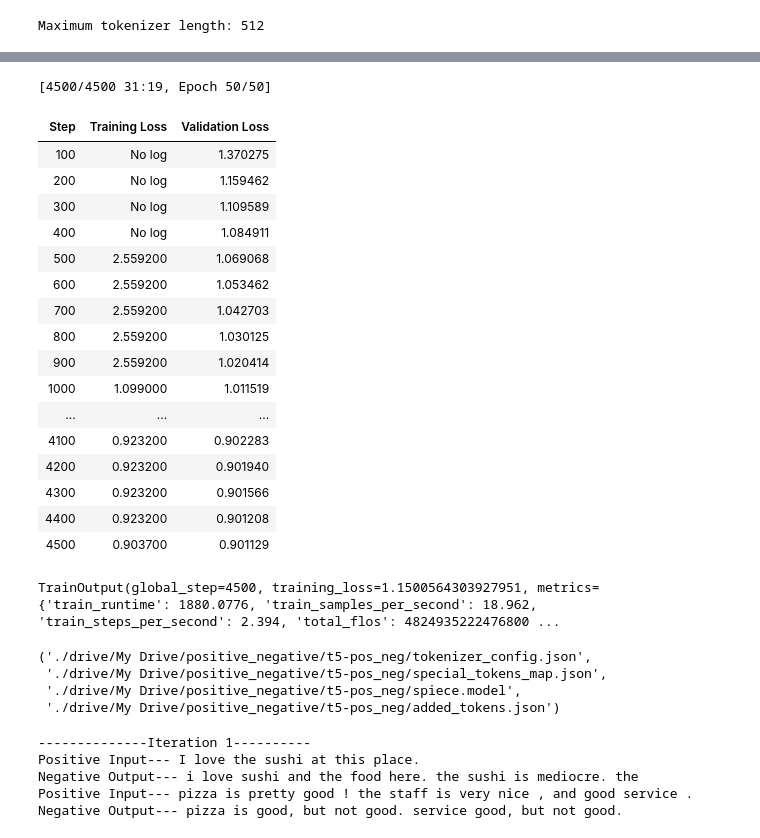
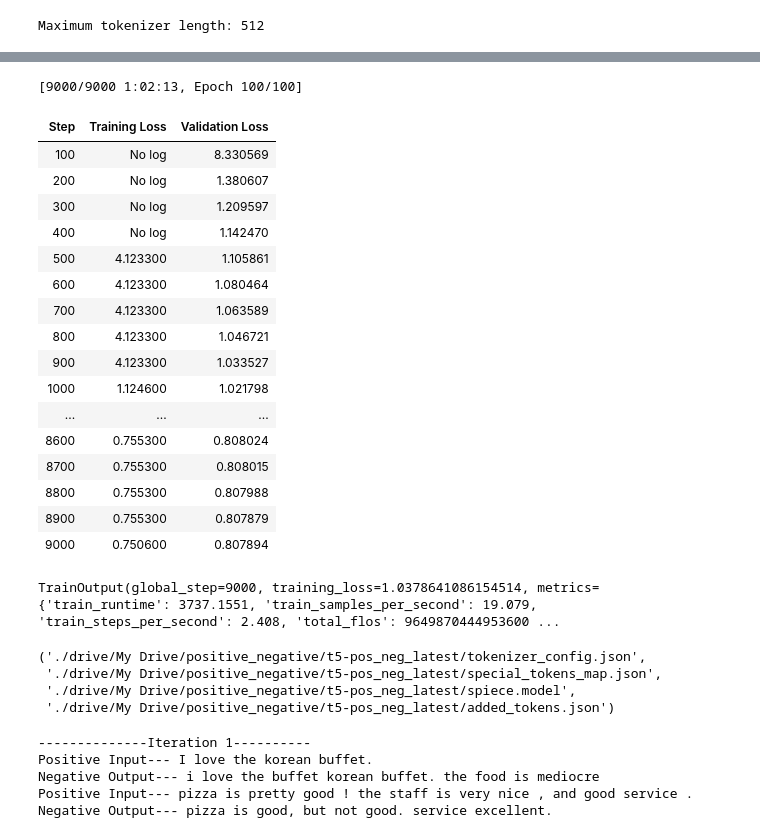
Before and after one commit to nidhivanjare/SEP-775-Natural-Language-Processing, a Jupyter notebook: Unspervised Learning/positive_negative.ipynb, the cells around one changed output, grey strips where cells are left out. Saved outputs shown, nothing was run; the diff lists cells and outputs as text; code cells hidden in the pictures.

```diff
--- a/Unspervised Learning/positive_negative.ipynb
+++ b/Unspervised Learning/positive_negative.ipynb
@@ -214,54 +234,54 @@ T5ForConditionalGeneration(
 # %%
 from transformers import EarlyStoppingCallback
 # Define training arguments
 training_args = TrainingArguments(
     output_dir='./results',
-    num_train_epochs=50,
+    num_train_epochs=100,
     per_device_train_batch_size=8,
     per_device_eval_batch_size=8,
-    warmup_steps=100,
+    warmup_steps=500,
     weight_decay=0.01,
     logging_dir='./logs',
     load_best_model_at_end=True,
     evaluation_strategy='steps',  # Evaluate every `eval_steps` steps
     eval_steps=100,
     fp16=True
 )
 
 # Instantiate Trainer
 trainer = Trainer(
     model=model,
     args=training_args,
     train_dataset=train_dataset,
     eval_dataset=test_dataset,
     callbacks=[EarlyStoppingCallback(early_stopping_patience=3)],
 )
 # Train the model in training mode
 model.train()
 # Train the model
 trainer.train()
 # %% [output]
-[4500/4500 31:19, Epoch 50/50]
+[9000/9000 1:02:13, Epoch 100/100]
 | Step | Training Loss | Validation Loss |
-| 100 | No log | 1.370275 |
-| 200 | No log | 1.159462 |
-| 300 | No log | 1.109589 |
-| 400 | No log | 1.084911 |
-| 500 | 2.559200 | 1.069068 |
-| 600 | 2.559200 | 1.053462 |
-| 700 | 2.559200 | 1.042703 |
-| 800 | 2.559200 | 1.030125 |
-| 900 | 2.559200 | 1.020414 |
-| 1000 | 1.099000 | 1.011519 |
+| 100 | No log | 8.330569 |
+| 200 | No log | 1.380607 |
+| 300 | No log | 1.209597 |
+| 400 | No log | 1.142470 |
+| 500 | 4.123300 | 1.105861 |
+| 600 | 4.123300 | 1.080464 |
+| 700 | 4.123300 | 1.063589 |
+| 800 | 4.123300 | 1.046721 |
+| 900 | 4.123300 | 1.033527 |
+| 1000 | 1.124600 | 1.021798 |
 | ... | ... | ... |
-| 4100 | 0.923200 | 0.902283 |
-| 4200 | 0.923200 | 0.901940 |
-| 4300 | 0.923200 | 0.901566 |
-| 4400 | 0.923200 | 0.901208 |
-| 4500 | 0.903700 | 0.901129 |
+| 8600 | 0.755300 | 0.808024 |
+| 8700 | 0.755300 | 0.808015 |
+| 8800 | 0.755300 | 0.807988 |
+| 8900 | 0.755300 | 0.807879 |
+| 9000 | 0.750600 | 0.807894 |
-TrainOutput(global_step=4500, training_loss=1.1500564303927951, metrics={'train_runtime': 1880.0776, 'train_samples_per_second': 18.962, 'train_steps_per_second': 2.394, 'total_flos': 4824935222476800 ...
+TrainOutput(global_step=9000, training_loss=1.0378641086154514, metrics={'train_runtime': 3737.1551, 'train_samples_per_second': 19.079, 'train_steps_per_second': 2.408, 'total_flos': 9649870444953600 ...
 # %%
-model_save_path = './drive/My Drive/positive_negative/t5-pos_neg'
+model_save_path = './drive/My Drive/positive_negative/t5-pos_neg_latest'
 
 # Make sure to create the directory if it doesn't exist
 import os
@@ -272,19 +292,20 @@ if not os.path.exists(model_save_path):
 model.save_pretrained(model_save_path)
 tokenizer.save_pretrained(model_save_path)
 # %% [output]
-('./drive/My Drive/positive_negative/t5-pos_neg/tokenizer_config.json',
- './drive/My Drive/positive_negative/t5-pos_neg/special_tokens_map.json',
- './drive/My Drive/positive_negative/t5-pos_neg/spiece.model',
- './drive/My Drive/positive_negative/t5-pos_neg/added_tokens.json')
+('./drive/My Drive/positive_negative/t5-pos_neg_latest/tokenizer_config.json',
+ './drive/My Drive/positive_negative/t5-pos_neg_latest/special_tokens_map.json',
+ './drive/My Drive/positive_negative/t5-pos_neg_latest/spiece.model',
+ './drive/My Drive/positive_negative/t5-pos_neg_latest/added_tokens.json')
 # %%
+#Testing with different set of sentences
 print("--------------Iteration 1----------")
-pos_sent=["I love the sushi at this place.","pizza is pretty good ! the staff is very nice , and good service ."]
+pos_sent=["I love the korean buffet.","pizza is pretty good ! the staff is very nice , and good service ."]
 model.eval()
 for i in pos_sent:
   task_prefix = "Change Positive Sentence to Negative Sentence: "
   input_ids = tokenizer(
       task_prefix + i, max_length=512, padding=True, truncation=True, return_tensors="pt"
-  )  # Batch size 1
+  )
   # Move tensors to the GPU if available
   input_ids = input_ids.input_ids.to(device)
   outputs = model.generate(input_ids=input_ids)
@@ -292,7 +313,7 @@ for i in pos_sent:
   print("Negative Output---",tokenizer.decode(outputs[0], skip_special_tokens=True))
 # %% [output]
 --------------Iteration 1----------
-Positive Input--- I love the sushi at this place.
-Negative Output--- i love sushi and the food here. the sushi is mediocre. the
+Positive Input--- I love the korean buffet.
+Negative Output--- i love the buffet korean buffet. the food is mediocre
 Positive Input--- pizza is pretty good ! the staff is very nice , and good service .
-Negative Output--- pizza is good, but not good. service good, but not good.
+Negative Output--- pizza is good, but not good. service excellent.
```
Also changed, not shown: parts of 14 cells of this notebook, 4 other files.
